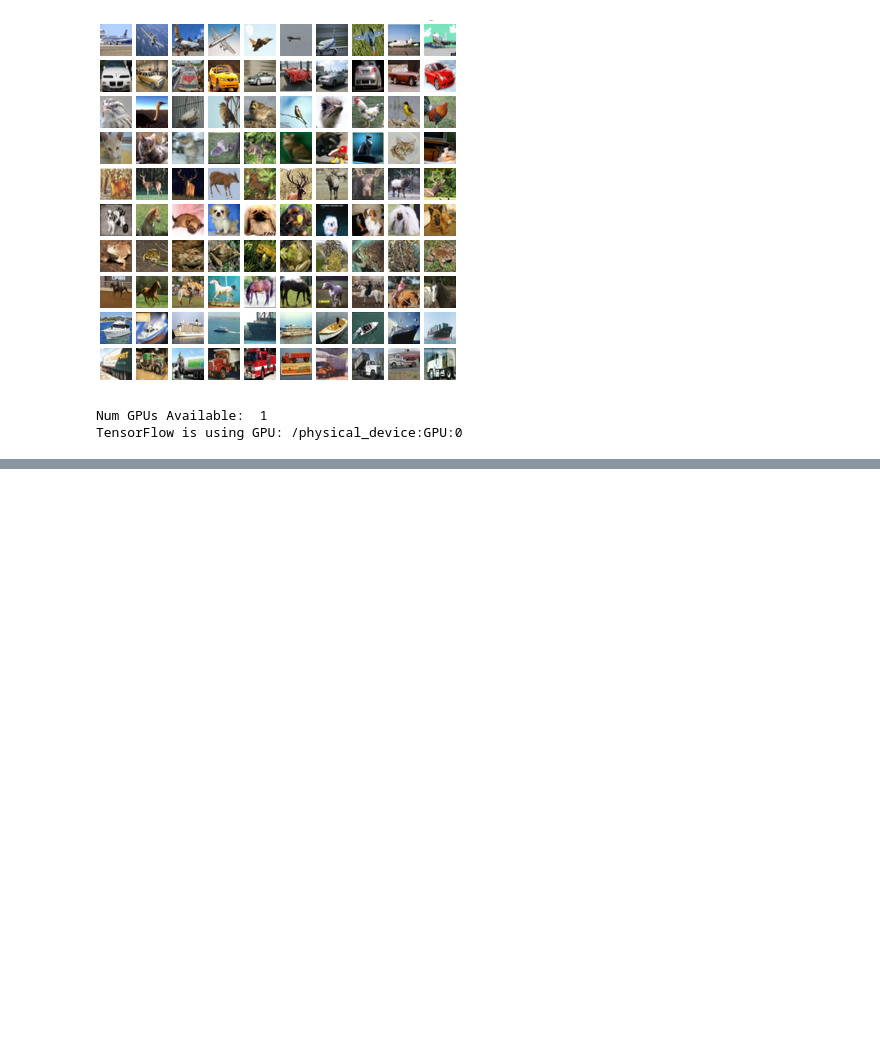
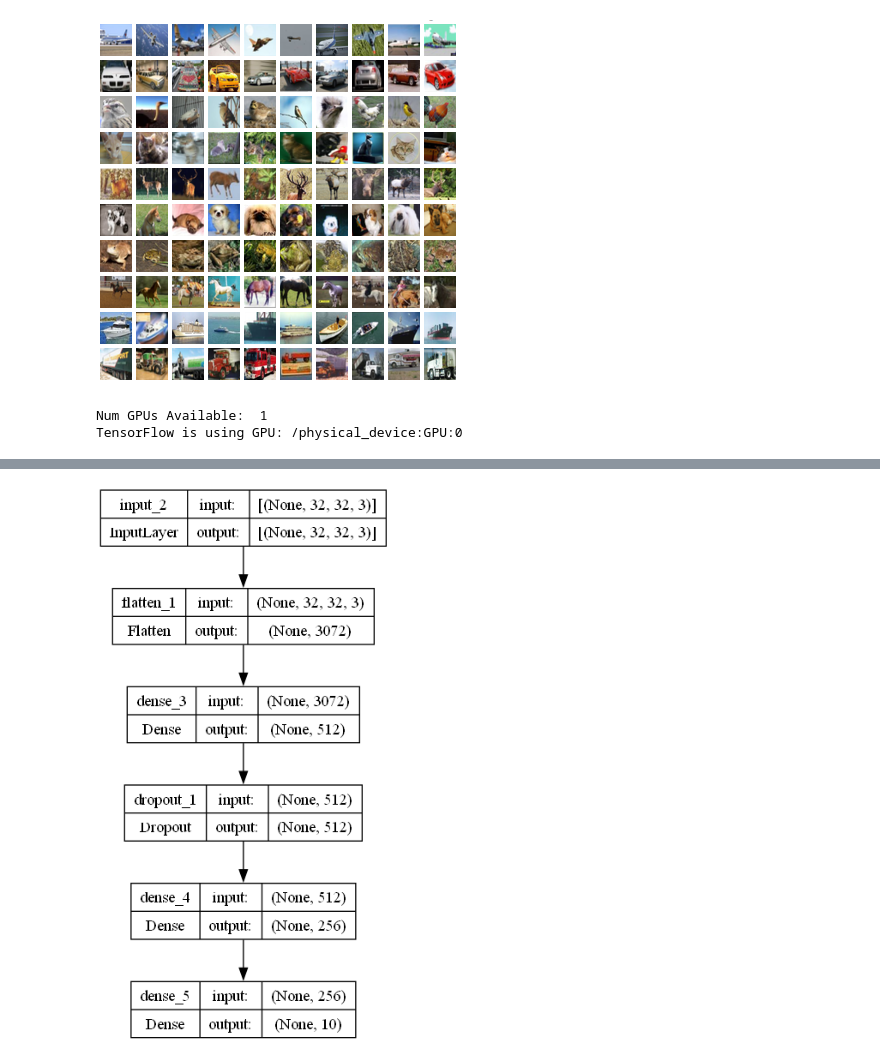
Before and after one commit to danieltar18/mlp-tensorflow, a Jupyter notebook: cifar_10/cifar.ipynb, the cells around one changed output, grey strips where cells are left out. Cells and saved outputs as stored; diff of their text form; code cells hidden in the pictures; blank space fills up the shorter version.

```diff
--- a/cifar_10/cifar.ipynb
+++ b/cifar_10/cifar.ipynb
@@ -489,2 +354,25 @@ def accuracy_fn(y_true, y_pred):
+# %%
+def build_up_model(hidden_layers_list, lr=float):
+    model = tf.keras.models.Sequential([
+        tf.keras.layers.InputLayer(input_shape=(32, 32, 3)),
+        tf.keras.layers.Flatten(),
+    ])
+
+    for attribute in hidden_layers_list:
+        if isinstance(attribute, int):
+            model.add(tf.keras.layers.Dense(attribute, activation="relu"))
+        else:
+            model.add(tf.keras.layers.Dropout(attribute))
+
+    model.add(tf.keras.layers.Dense(10, activation="softmax"))
+
+
+    model.compile(
+    optimizer=tf.optimizers.Adam(learning_rate=lr),
+    loss=tf.losses.SparseCategoricalCrossentropy(),
+    metrics=['accuracy']
+    )
+
+    return model
 # %%
 skf = StratifiedKFold(n_splits=5)
@@ -589,0 +494,2 @@ accuracy = accuracy_score(y_true, y_pred)
+# %%
+best_params = ((512, 0.2, 256), 0.0001, 50)
@@ -589,0 +519,8 @@ accuracy = accuracy_score(y_true, y_pred)
+# %%
+hidden_layers, lr, epochs = best_params
+
+model = build_up_model(hidden_layers, lr)
+# %%
+tf.keras.utils.plot_model(model, show_shapes=True)
+# %% [output]
+[figure, added]
```
Also changed, not shown: parts of 114 cells of this notebook, 7 other files.
